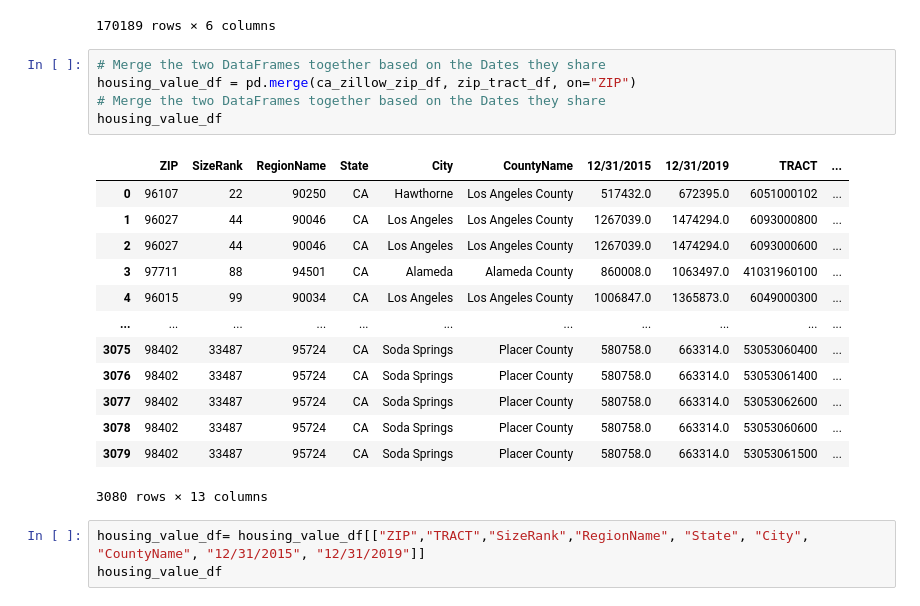
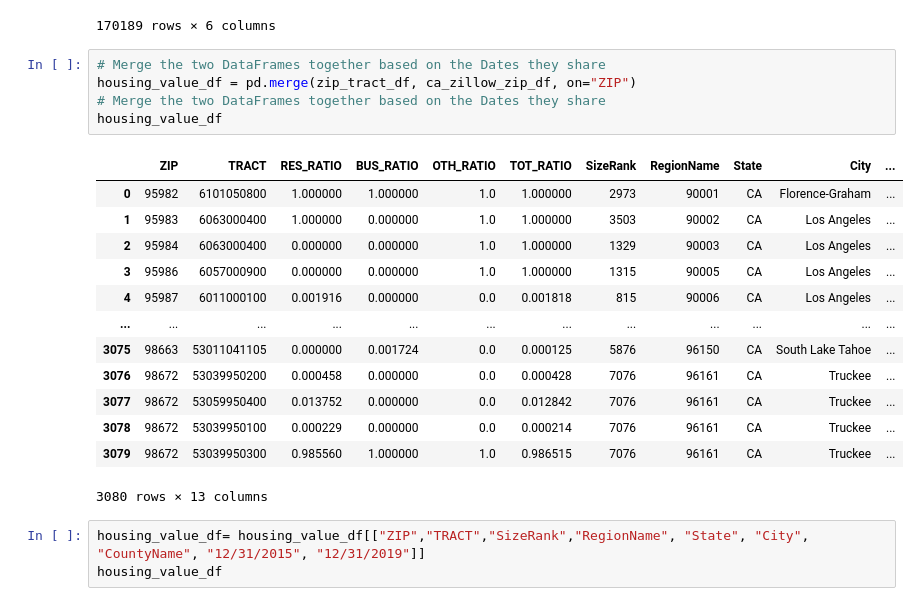
Before and after one commit to haileliya/RealEstateProject, a Jupyter notebook: Clean_Zillow_Data/Clean_zillow_zip.ipynb, the cells around one changed output. Saved outputs shown, nothing was run; the diff lists cells and outputs as text.

```diff
--- a/Clean_Zillow_Data/Clean_zillow_zip.ipynb
+++ b/Clean_Zillow_Data/Clean_zillow_zip.ipynb
@@ -143,22 +143,22 @@ zip_tract_df
 170189 rows × 6 columns
 # %%
 # Merge the two DataFrames together based on the Dates they share
-housing_value_df = pd.merge(ca_zillow_zip_df, zip_tract_df, on="ZIP")
+housing_value_df = pd.merge(zip_tract_df, ca_zillow_zip_df, on="ZIP")
 # Merge the two DataFrames together based on the Dates they share
 housing_value_df
 # %% [output]
-|  | ZIP | SizeRank | RegionName | State | City | CountyName | 12/31/2015 | 12/31/2019 | TRACT | ... |
-| 0 | 96107 | 22 | 90250 | CA | Hawthorne | Los Angeles County | 517432.0 | 672395.0 | 6051000102 | ... |
-| 1 | 96027 | 44 | 90046 | CA | Los Angeles | Los Angeles County | 1267039.0 | 1474294.0 | 6093000800 | ... |
-| 2 | 96027 | 44 | 90046 | CA | Los Angeles | Los Angeles County | 1267039.0 | 1474294.0 | 6093000600 | ... |
-| 3 | 97711 | 88 | 94501 | CA | Alameda | Alameda County | 860008.0 | 1063497.0 | 41031960100 | ... |
-| 4 | 96015 | 99 | 90034 | CA | Los Angeles | Los Angeles County | 1006847.0 | 1365873.0 | 6049000300 | ... |
-| ... | ... | ... | ... | ... | ... | ... | ... | ... | ... | ... |
-| 3075 | 98402 | 33487 | 95724 | CA | Soda Springs | Placer County | 580758.0 | 663314.0 | 53053060400 | ... |
-| 3076 | 98402 | 33487 | 95724 | CA | Soda Springs | Placer County | 580758.0 | 663314.0 | 53053061400 | ... |
-| 3077 | 98402 | 33487 | 95724 | CA | Soda Springs | Placer County | 580758.0 | 663314.0 | 53053062600 | ... |
-| 3078 | 98402 | 33487 | 95724 | CA | Soda Springs | Placer County | 580758.0 | 663314.0 | 53053060600 | ... |
-| 3079 | 98402 | 33487 | 95724 | CA | Soda Springs | Placer County | 580758.0 | 663314.0 | 53053061500 | ... |
+|  | ZIP | TRACT | RES_RATIO | BUS_RATIO | OTH_RATIO | TOT_RATIO | SizeRank | RegionName | State | City | ... |
+| 0 | 95982 | 6101050800 | 1.000000 | 1.000000 | 1.0 | 1.000000 | 2973 | 90001 | CA | Florence-Graham | ... |
+| 1 | 95983 | 6063000400 | 1.000000 | 0.000000 | 1.0 | 1.000000 | 3503 | 90002 | CA | Los Angeles | ... |
+| 2 | 95984 | 6063000400 | 0.000000 | 0.000000 | 1.0 | 1.000000 | 1329 | 90003 | CA | Los Angeles | ... |
+| 3 | 95986 | 6057000900 | 0.000000 | 0.000000 | 1.0 | 1.000000 | 1315 | 90005 | CA | Los Angeles | ... |
+| 4 | 95987 | 6011000100 | 0.001916 | 0.000000 | 0.0 | 0.001818 | 815 | 90006 | CA | Los Angeles | ... |
+| ... | ... | ... | ... | ... | ... | ... | ... | ... | ... | ... | ... |
+| 3075 | 98663 | 53011041105 | 0.000000 | 0.001724 | 0.0 | 0.000125 | 5876 | 96150 | CA | South Lake Tahoe | ... |
+| 3076 | 98672 | 53039950200 | 0.000458 | 0.000000 | 0.0 | 0.000428 | 7076 | 96161 | CA | Truckee | ... |
+| 3077 | 98672 | 53059950400 | 0.013752 | 0.000000 | 0.0 | 0.012842 | 7076 | 96161 | CA | Truckee | ... |
+| 3078 | 98672 | 53039950100 | 0.000229 | 0.000000 | 0.0 | 0.000214 | 7076 | 96161 | CA | Truckee | ... |
+| 3079 | 98672 | 53039950300 | 0.985560 | 1.000000 | 1.0 | 0.986515 | 7076 | 96161 | CA | Truckee | ... |
 3080 rows × 13 columns
 # %%
 housing_value_df= housing_value_df[["ZIP","TRACT","SizeRank","RegionName", "State", "City", "CountyName", "12/31/2015", "12/31/2019"]]
```
